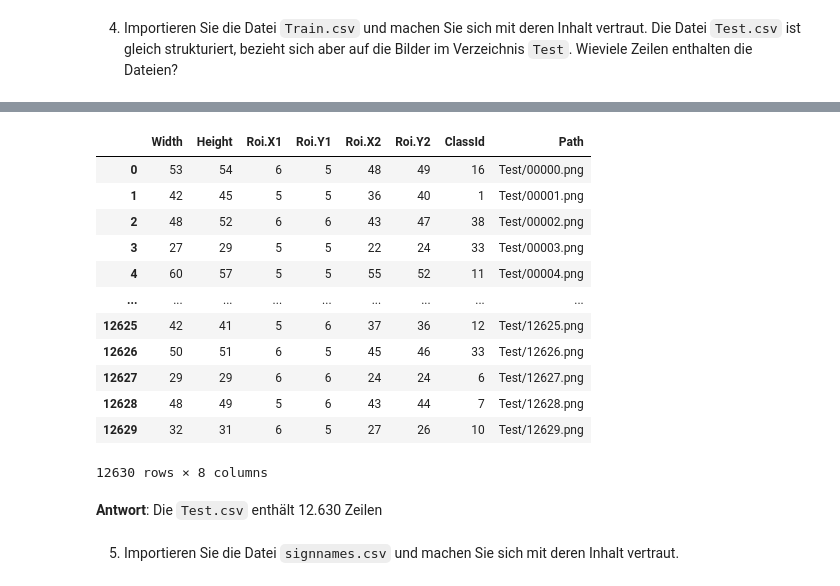
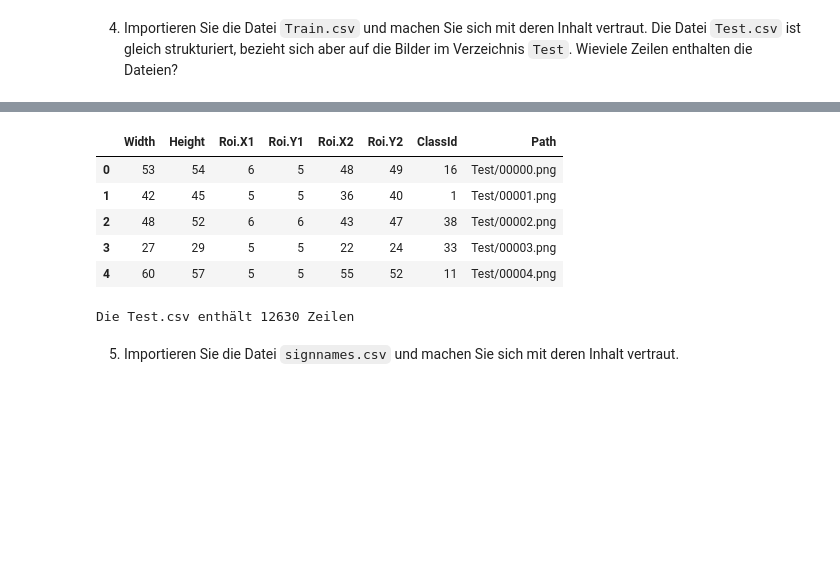
Before and after one commit to PatrykGadziomski/Data-Mining-and-Pattern-Recognition-HdM, a Jupyter notebook: Experiment 6 - CNN/Versuch_TrafficSignClassification.ipynb, the cells around one changed output, grey strips where cells are left out. Saved outputs shown, nothing was run; the diff lists cells and outputs as text; code cells hidden in the pictures; blank space fills up the shorter version.

```diff
--- a/Experiment 6 - CNN/Versuch_TrafficSignClassification.ipynb
+++ b/Experiment 6 - CNN/Versuch_TrafficSignClassification.ipynb
@@ -105,21 +104,17 @@ pd.read_csv('traffic-sign-recognition\\data\\Train.csv')
 # %%
-pd.read_csv('traffic-sign-recognition\\data\\Test.csv')
+test_data = pd.read_csv('traffic-sign-recognition\\data\\Test.csv')
+test_data.head()
 # %% [output]
 |  | Width | Height | Roi.X1 | Roi.Y1 | Roi.X2 | Roi.Y2 | ClassId | Path |
 | 0 | 53 | 54 | 6 | 5 | 48 | 49 | 16 | Test/00000.png |
 | 1 | 42 | 45 | 5 | 5 | 36 | 40 | 1 | Test/00001.png |
 | 2 | 48 | 52 | 6 | 6 | 43 | 47 | 38 | Test/00002.png |
 | 3 | 27 | 29 | 5 | 5 | 22 | 24 | 33 | Test/00003.png |
 | 4 | 60 | 57 | 5 | 5 | 55 | 52 | 11 | Test/00004.png |
-| ... | ... | ... | ... | ... | ... | ... | ... | ... |
-| 12625 | 42 | 41 | 5 | 6 | 37 | 36 | 12 | Test/12625.png |
-| 12626 | 50 | 51 | 6 | 5 | 45 | 46 | 33 | Test/12626.png |
-| 12627 | 29 | 29 | 6 | 6 | 24 | 24 | 6 | Test/12627.png |
-| 12628 | 48 | 49 | 5 | 6 | 43 | 44 | 7 | Test/12628.png |
-| 12629 | 32 | 31 | 6 | 5 | 27 | 26 | 10 | Test/12629.png |
-12630 rows × 8 columns
-# %% [markdown]
-**Antwort**: Die ``Test.csv`` enthält 12.630 Zeilen
+# %%
+print(f'Die Test.csv enthält {test_data.shape[0]} Zeilen')
+# %% [output]
+Die Test.csv enthält 12630 Zeilen
 # %% [markdown]
 5. Importieren Sie die Datei `signnames.csv` und machen Sie sich mit deren Inhalt vertraut.
 # %%
```
Also changed, not shown: parts of 25 cells of this notebook.
